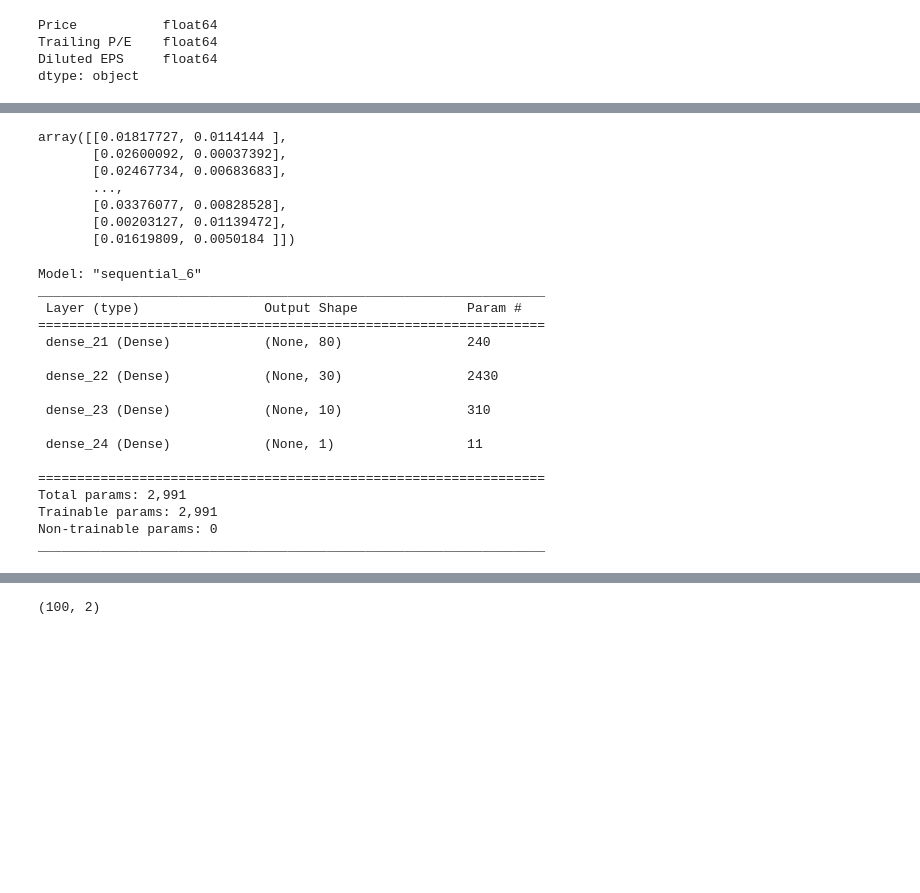
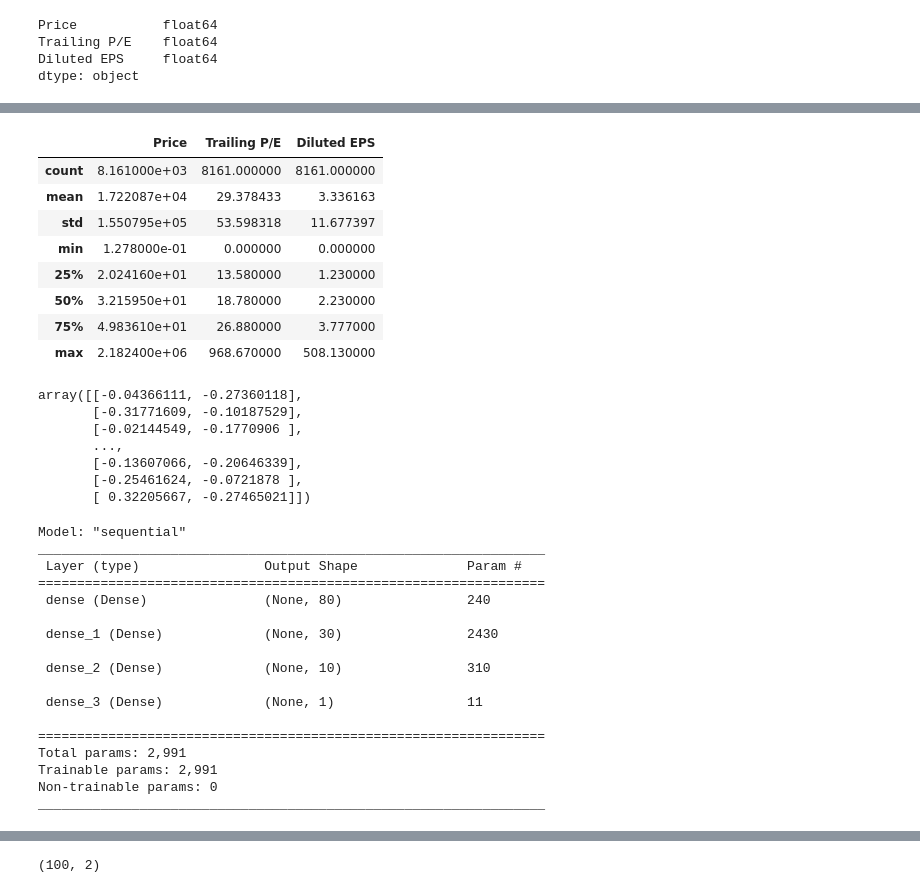
Before and after one commit to msabir10/Final_Project, a Jupyter notebook: Yahoo_Finance.ipynb, the cells around one changed output, grey strips where cells are left out. Drawn from its saved outputs; the diff is of its cells as text; code cells hidden in the pictures; blank space fills up the shorter version.

Commit message:
pre model

```diff
--- a/Yahoo_Finance.ipynb
+++ b/Yahoo_Finance.ipynb
@@ -286,3 +298,20 @@ dtype: object
+# %%
+#Remove outliers
+from scipy import stats
+cdf = cdf[np.abs(cdf.Price-cdf.Price.mean()) <= (1*cdf.Price.std())]
+#cdf[(np.abs(stats.zscore(cdf)) < 3).all(axis=0)]
+#cdf[(np.abs(stats.zscore(cdf[0])) < 3)]
+cdf.describe()
+# %% [output]
+|  | Price | Trailing P/E | Diluted EPS |
+| count | 8.161000e+03 | 8161.000000 | 8161.000000 |
+| mean | 1.722087e+04 | 29.378433 | 3.336163 |
+| std | 1.550795e+05 | 53.598318 | 11.677397 |
+| min | 1.278000e-01 | 0.000000 | 0.000000 |
+| 25% | 2.024160e+01 | 13.580000 | 1.230000 |
+| 50% | 3.215950e+01 | 18.780000 | 2.230000 |
+| 75% | 4.983610e+01 | 26.880000 | 3.777000 |
+| max | 2.182400e+06 | 968.670000 | 508.130000 |
 # %%
 # Split our preprocessed data into our features and target arrays
 y = cdf["Price"].values
@@ -292,7 +321,7 @@ X = cdf.drop(["Price"],1).values
 X_train, X_test, y_train, y_test = train_test_split(X, y, random_state=1)
 # %%
 # Create a StandardScaler instances
-scaler = MinMaxScaler()
+scaler = StandardScaler()
 
 # Fit the StandardScaler
 X_scaler = scaler.fit(X_train)
@@ -302,13 +331,13 @@ X_train_scaled = X_scaler.transform(X_train)
 X_test_scaled = X_scaler.transform(X_test)
 X_train_scaled
 # %% [output]
-array([[0.01817727, 0.0114144 ],
-       [0.02600092, 0.00037392],
-       [0.02467734, 0.00683683],
+array([[-0.04366111, -0.27360118],
+       [-0.31771609, -0.10187529],
+       [-0.02144549, -0.1770906 ],
        ...,
-       [0.03376077, 0.00828528],
-       [0.00203127, 0.01139472],
-       [0.01619809, 0.0050184 ]])
+       [-0.13607066, -0.20646339],
+       [-0.25461624, -0.0721878 ],
+       [ 0.32205667, -0.27465021]])
 # %%
 # Define the model - deep neural net, i.e., the number of input features and hidden nodes for each layer.
 number_input_features = len(X_train_scaled[0])
@@ -319,13 +348,13 @@ hidden_nodes_layer3 = 10
 nn = tf.keras.models.Sequential()
 
 # First hidden layer
-nn.add(tf.keras.layers.Dense(units=hidden_nodes_layer1, input_dim=number_input_features, activation="relu"))
+nn.add(tf.keras.layers.Dense(units=hidden_nodes_layer1, input_dim=number_input_features, activation="selu"))
 
 # Second hidden layer
-nn.add(tf.keras.layers.Dense(units=hidden_nodes_layer2, activation="linear"))
+nn.add(tf.keras.layers.Dense(units=hidden_nodes_layer2, activation="selu"))
 
 # Third hidden layer
-nn.add(tf.keras.layers.Dense(units=hidden_nodes_layer3, activation="linear"))
+nn.add(tf.keras.layers.Dense(units=hidden_nodes_layer3, activation="selu"))
 
 # Output layer
 nn.add(tf.keras.layers.Dense(units=1, activation="linear"))
@@ -333,17 +362,17 @@ nn.add(tf.keras.layers.Dense(units=1, activation="linear"))
 # Check the structure of the model
 nn.summary()
 # %% [output]
-Model: "sequential_6"
+Model: "sequential"
 _________________________________________________________________
  Layer (type)                Output Shape              Param #
 =================================================================
- dense_21 (Dense)            (None, 80)                240
+ dense (Dense)               (None, 80)                240
 
- dense_22 (Dense)            (None, 30)                2430
+ dense_1 (Dense)             (None, 30)                2430
 
- dense_23 (Dense)            (None, 10)                310
+ dense_2 (Dense)             (None, 10)                310
 
- dense_24 (Dense)            (None, 1)                 11
+ dense_3 (Dense)             (None, 1)                 11
 
 =================================================================
 Total params: 2,991
```
Also changed, not shown: parts of 6 cells of this notebook.
